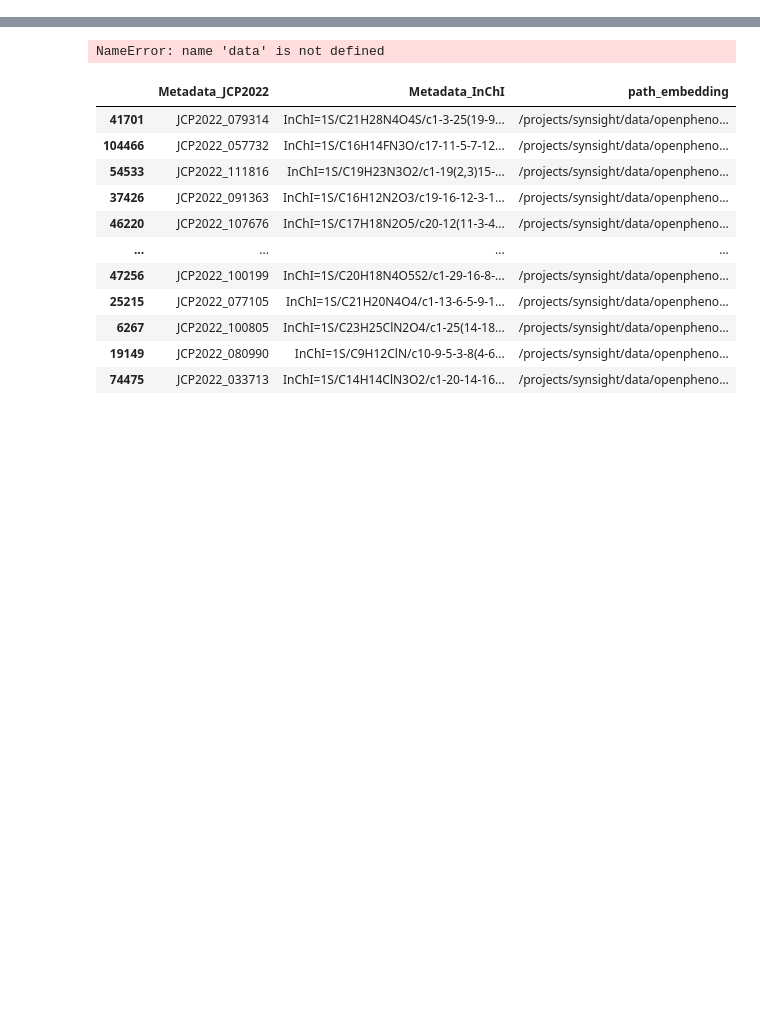
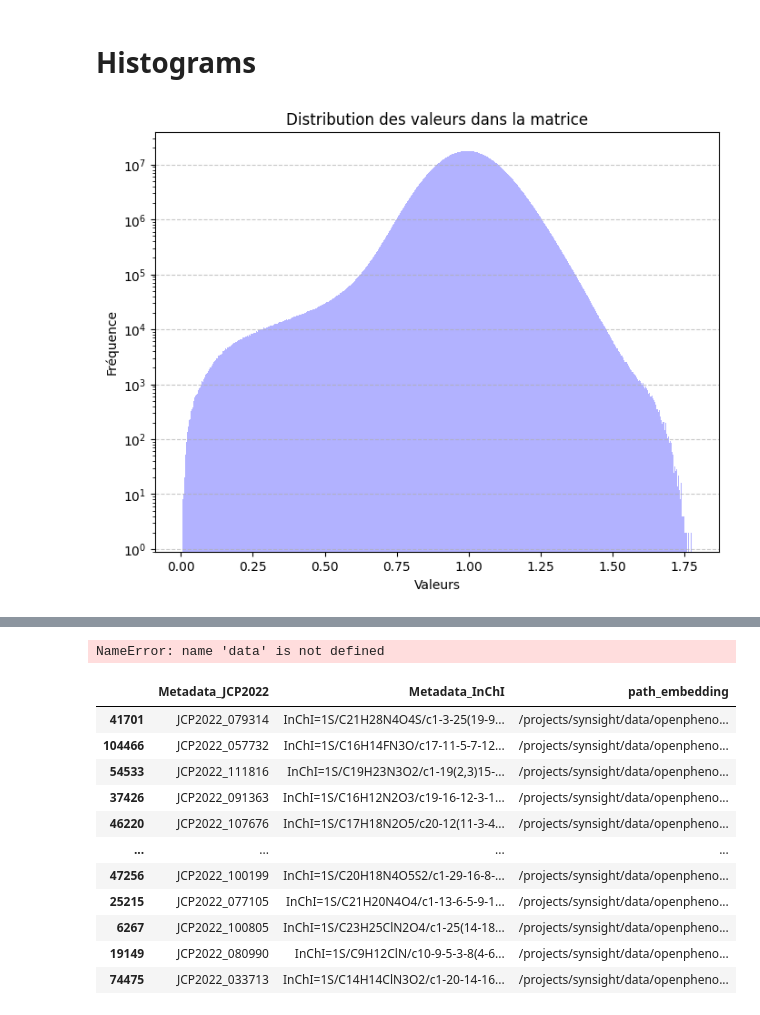
Before and after one commit to mxfly14/phenoseeker-website, a Jupyter notebook: dev/sandbox.ipynb, the cells around one changed output, grey strips where cells are left out. Cells and saved outputs as stored; diff of their text form; code cells hidden in the pictures; blank space fills up the shorter version.

```diff
--- a/dev/sandbox.ipynb
+++ b/dev/sandbox.ipynb
@@ -8,0 +14,21 @@ data = pd.read_parquet(METADATA_FILE)
+# %% [markdown]
+# Histograms
+# %%
+
+
+# Charger la matrice depuis le fichier .npy
+matrix = np.load(DATA_FILE)
+# %%
+all_values = matrix.flatten()
+# %%
+
+# Afficher la distribution des valeurs avec un histogramme
+plt.figure(figsize=(8, 6))
+plt.hist(all_values, bins=5000, log=True, color='blue', alpha=0.3)
+plt.title('Distribution des valeurs dans la matrice')
+plt.xlabel('Valeurs')
+plt.ylabel('Fréquence')
+plt.grid(axis='y', linestyle='--', alpha=0.7)
+plt.show()
+# %% [output]
+[figure, added]
```
Also changed, not shown: parts of 18 cells of this notebook, 8 other files.
